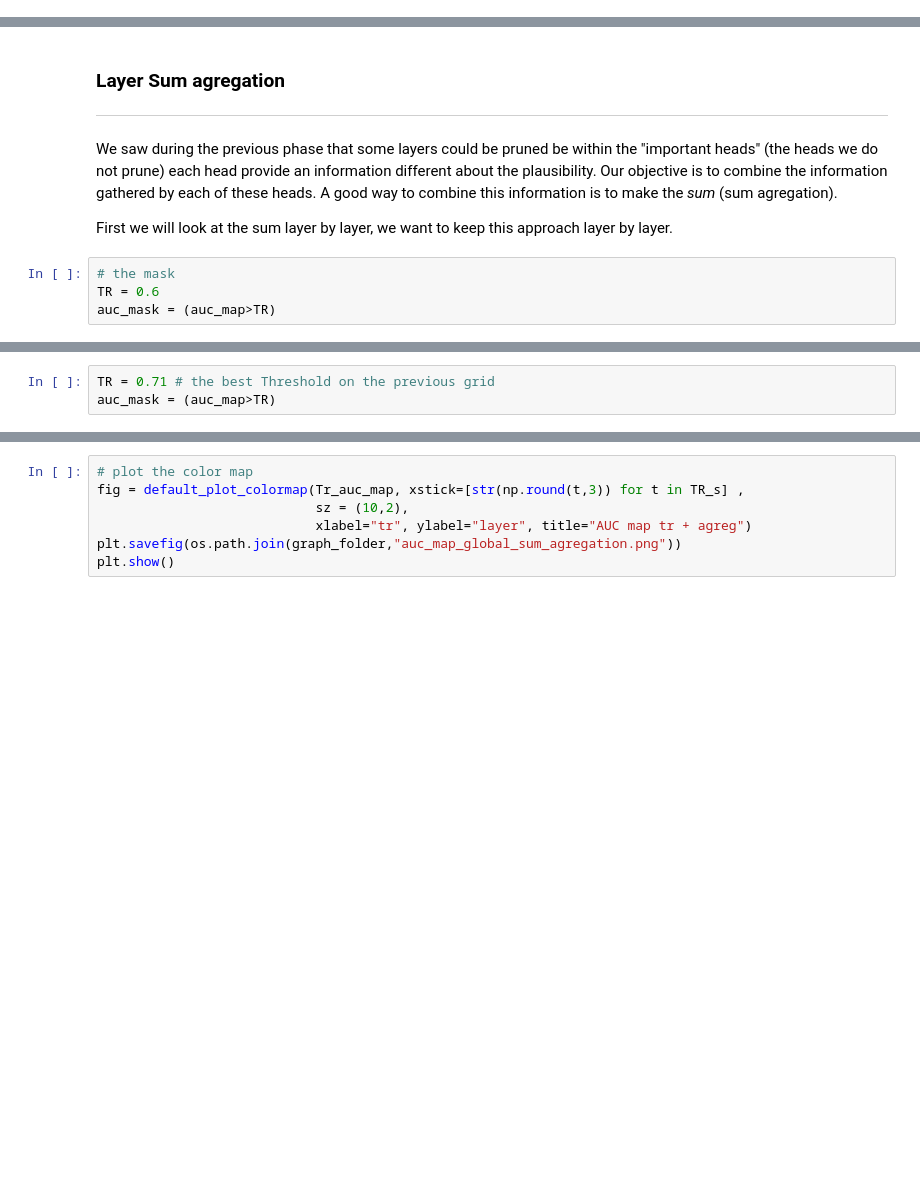
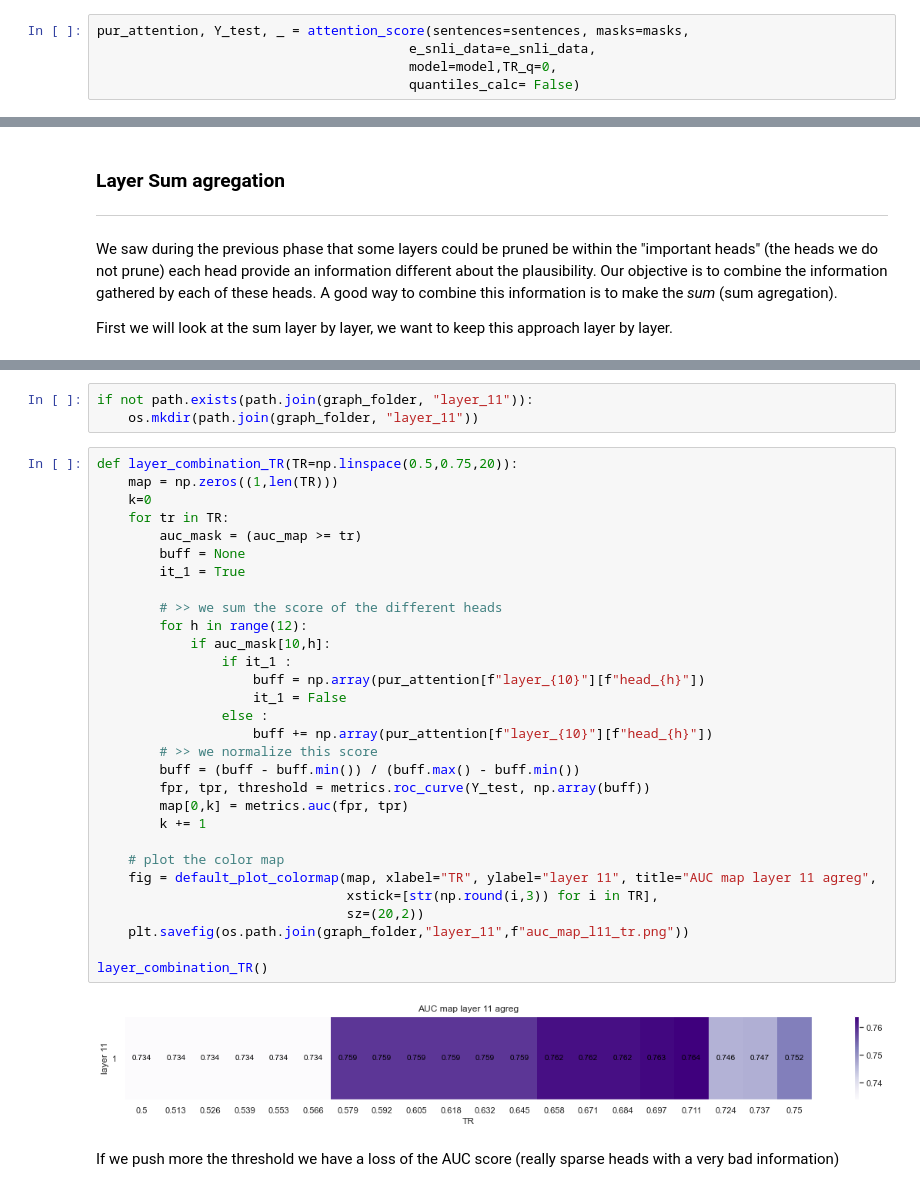
Before and after one commit to lolofo/stage_4_gm, a Jupyter notebook: attention_algorithms/notebooks/AUC Head Map.ipynb, the cells around one changed output, grey strips where cells are left out. Cells and saved outputs as stored; diff of their text form; blank space fills up the shorter version.

Commit message:
Adaptative threshold

```diff
--- a/attention_algorithms/notebooks/AUC Head Map.ipynb
+++ b/attention_algorithms/notebooks/AUC Head Map.ipynb
@@ -196,0 +126,5 @@ print(f">> len Y_test : {len(Y_test)}")
+# %%
+pur_attention, Y_test, _ = attention_score(sentences=sentences, masks=masks,
+                                        e_snli_data=e_snli_data,
+                                        model=model,TR_q=0,
+                                        quantiles_calc= False)
@@ -314,7 +260,3 @@ After this experience we are able te see that some heads are "useless" (the AUC
 We saw during the previous phase that some layers could be pruned be within the "important heads" (the heads we do not prune) each head provide an information different about the plausibility. Our objective is to combine the information gathered by each of these heads. A good way to combine this information is to make the *sum* (sum agregation).
 
 First we will look at the sum layer by layer, we want to keep this approach layer by layer.
-# %%
-# the mask
-TR = 0.6
-auc_mask = (auc_map>TR)
@@ -652,3 +299,0 @@ plt.show()
-# %%
-TR = 0.71 # the best Threshold on the previous grid
-auc_mask = (auc_map>TR)
@@ -775,7 +300,37 @@ for _, k in enumerate(tqdm.tqdm(range(len(TR_s)))):
-# %%
-# plot the color map
-fig = default_plot_colormap(Tr_auc_map, xstick=[str(np.round(t,3)) for t in TR_s] ,
-                            sz = (10,2),
-                            xlabel="tr", ylabel="layer", title="AUC map tr + agreg")
-plt.savefig(os.path.join(graph_folder,"auc_map_global_sum_agregation.png"))
-plt.show()
+# %%
+if not path.exists(path.join(graph_folder, "layer_11")):
+    os.mkdir(path.join(graph_folder, "layer_11"))
+# %%
+def layer_combination_TR(TR=np.linspace(0.5,0.75,20)):
+    map = np.zeros((1,len(TR)))
+    k=0
+    for tr in TR:
+        auc_mask = (auc_map >= tr)
+        buff = None
+        it_1 = True
+
+        # >> we sum the score of the different heads
+        for h in range(12):
+            if auc_mask[10,h]:
+                if it_1 :
+                    buff = np.array(pur_attention[f"layer_{10}"][f"head_{h}"])
+                    it_1 = False
+                else :
+                    buff += np.array(pur_attention[f"layer_{10}"][f"head_{h}"])
+        # >> we normalize this score
+        buff = (buff - buff.min()) / (buff.max() - buff.min())
+        fpr, tpr, threshold = metrics.roc_curve(Y_test, np.array(buff))
+        map[0,k] = metrics.auc(fpr, tpr)
+        k += 1
+
+    # plot the color map
+    fig = default_plot_colormap(map, xlabel="TR", ylabel="layer 11", title="AUC map layer 11 agreg",
+                                xstick=[str(np.round(i,3)) for i in TR],
+                                sz=(20,2))
+    plt.savefig(os.path.join(graph_folder,"layer_11",f"auc_map_l11_tr.png"))
+
+layer_combination_TR()
+# %% [output]
+[figure, added]
+# %% [markdown]
+If we push more the threshold we have a loss of the AUC score (really sparse heads with a very bad information)
```
Also changed, not shown: parts of 27 cells of this notebook, 3 other files.
